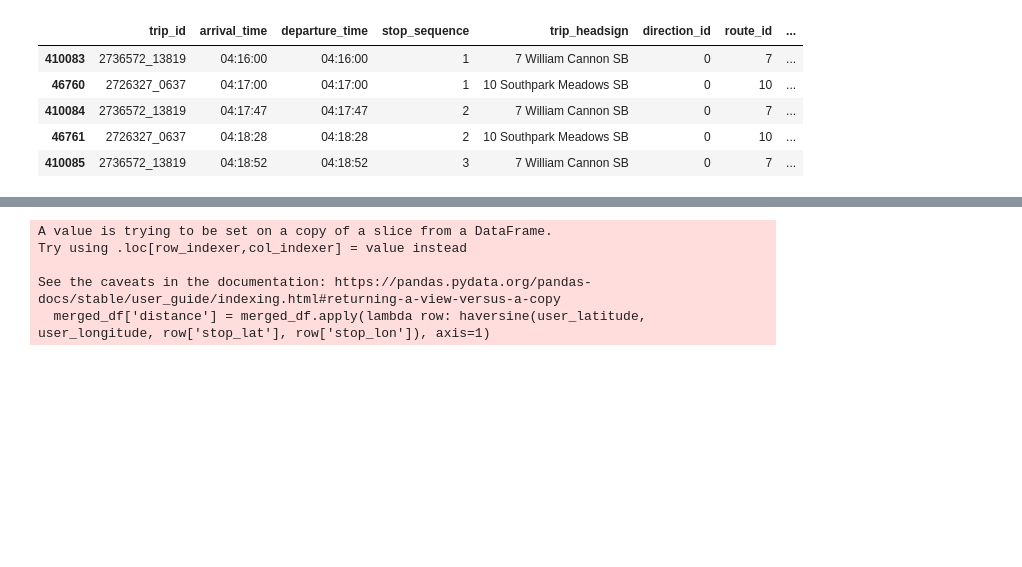
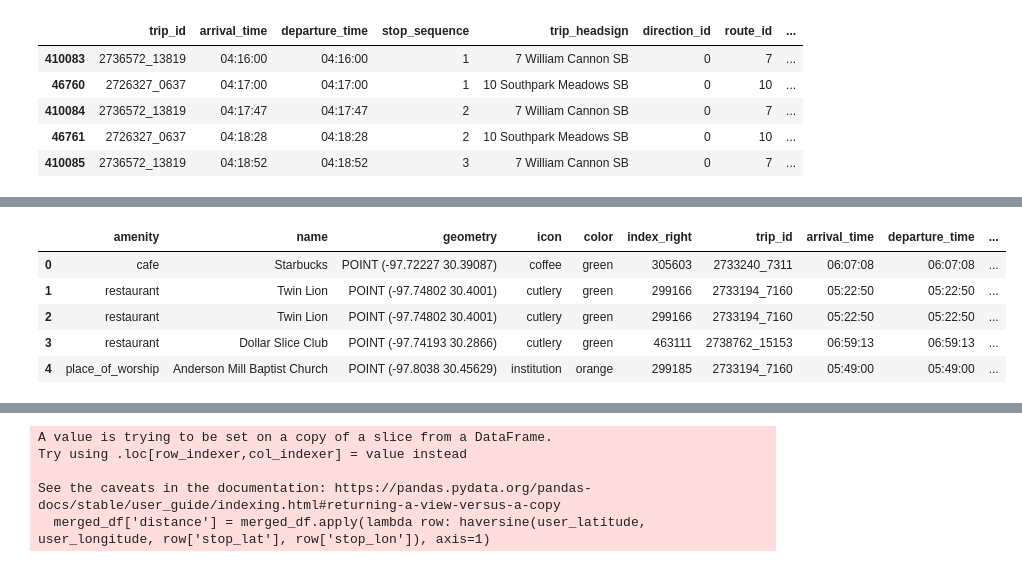
Before and after one commit to mmaliu97/onebus, a Jupyter notebook: GTFS1.ipynb, the cells around one changed output, grey strips where cells are left out. Drawn from its saved outputs; the diff is of its cells as text; code cells hidden in the pictures; blank space fills up the shorter version.

```diff
--- a/GTFS1.ipynb
+++ b/GTFS1.ipynb
@@ -261,0 +251,2 @@ subsequent_stops['origin_st']
+# %%
+all_possible_stops = pd.concat([origin_stops,subsequent_stops])
@@ -261,0 +346,16 @@ subsequent_stops['origin_st']
+# %%
+combined_poi = combined_poi.merge(origin_stops[['trip_headsign','stop_name','stop_sequence']], how = 'left', on = 'trip_headsign')
+
+combined_poi = combined_poi.rename(columns={'stop_name_x': 'stop_name',
+                                            'stop_name_y': 'origin_stop',
+                                            'stop_sequence_x': 'stop_sequence',
+                                            'stop_sequence_y': 'first_stop_number'})
+# %%
+combined_poi.head()
+# %% [output]
+|  | amenity | name | geometry | icon | color | index_right | trip_id | arrival_time | departure_time | ... |
+| 0 | cafe | Starbucks | POINT (-97.72227 30.39087) | coffee | green | 305603 | 2733240_7311 | 06:07:08 | 06:07:08 | ... |
+| 1 | restaurant | Twin Lion | POINT (-97.74802 30.4001) | cutlery | green | 299166 | 2733194_7160 | 05:22:50 | 05:22:50 | ... |
+| 2 | restaurant | Twin Lion | POINT (-97.74802 30.4001) | cutlery | green | 299166 | 2733194_7160 | 05:22:50 | 05:22:50 | ... |
+| 3 | restaurant | Dollar Slice Club | POINT (-97.74193 30.2866) | cutlery | green | 463111 | 2738762_15153 | 06:59:13 | 06:59:13 | ... |
+| 4 | place_of_worship | Anderson Mill Baptist Church | POINT (-97.8038 30.45629) | institution | orange | 299185 | 2733194_7160 | 05:49:00 | 05:49:00 | ... |
```
Also changed, not shown: parts of 16 cells of this notebook.
